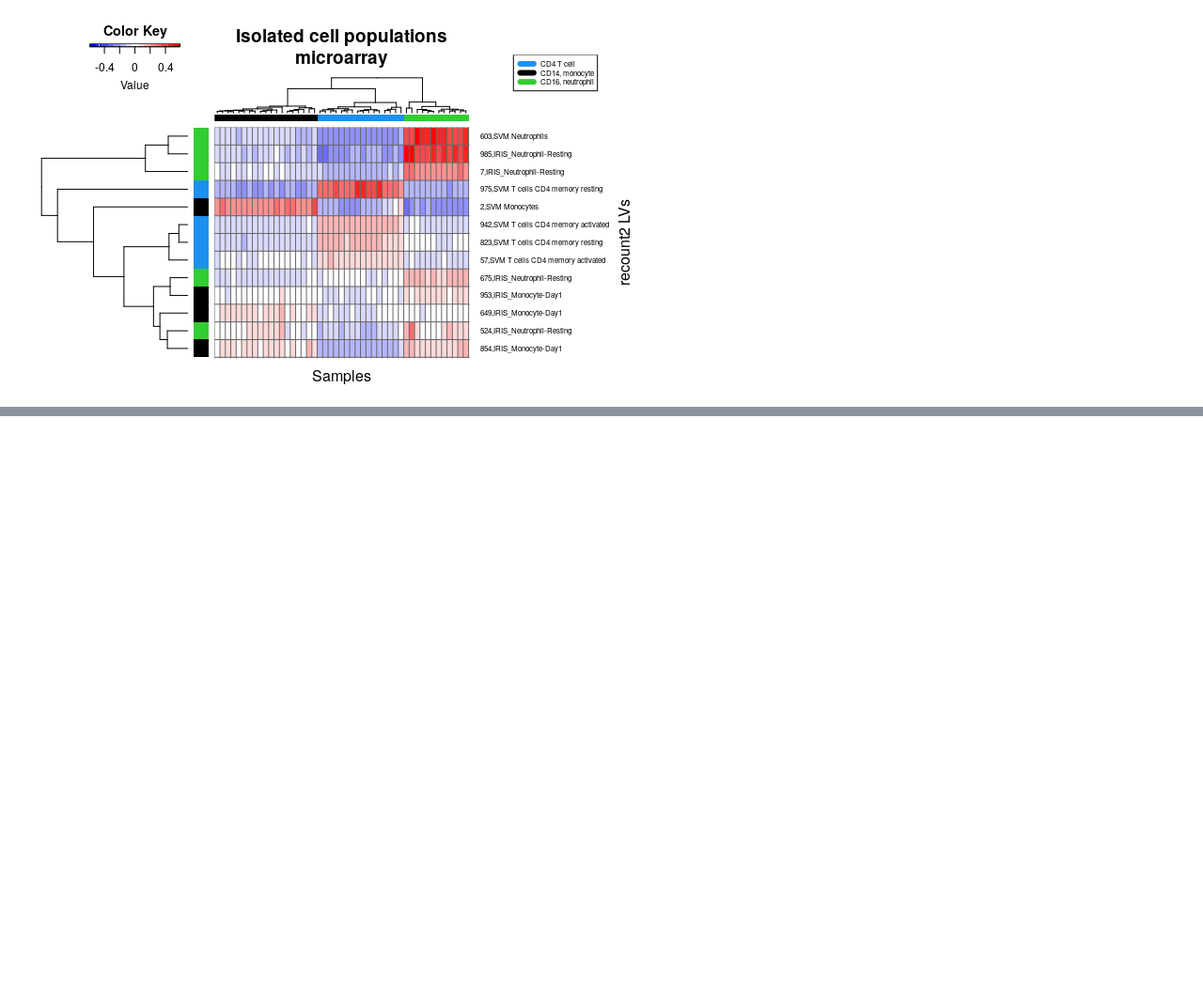
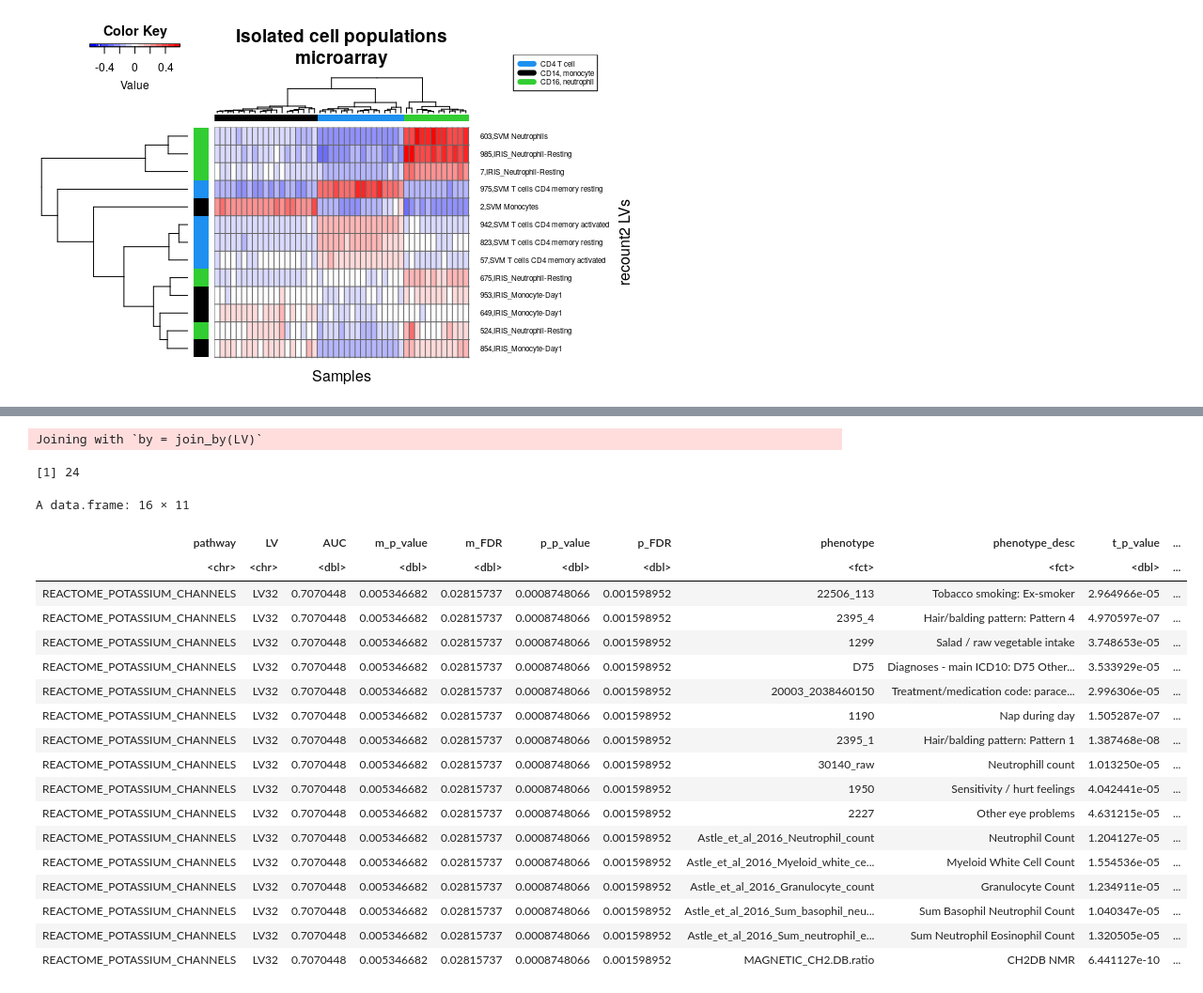
Before and after one commit to pivlab/INCLUDE_TR01, a Jupyter notebook: nbs/10_gtex/project_T21_rnaseq_data.ipynb, the cells around one changed output, grey strips where cells are left out. Shown at 94% size. Cells and saved outputs as stored; diff of their text form; code cells hidden in the pictures; blank space fills up the shorter version.

```diff
--- a/nbs/10_gtex/project_T21_rnaseq_data.ipynb
+++ b/nbs/10_gtex/project_T21_rnaseq_data.ipynb
@@ -564,0 +965,31 @@ plot + guides(fill = guide_legend(override.aes = list(shape = c(NA, NA), linetyp
+# %%
+multi_pheno_projection_GSE190125 %>%
+dplyr::left_join(diff_lvs) %>%
+dplyr::select(LV, pathway, phenotype_desc, higher_group) %>%
+select(LV) %>%  unique() %>%  nrow()
+# %% [output]
+Joining with `by = join_by(LV)`
+[1] 24
+# %%
+multi_pheno_projection_GSE190125 %>%
+dplyr::filter(LV == 'LV32')
+# %% [output]
+A data.frame: 16 × 11
+| pathway | LV | AUC | m_p_value | m_FDR | p_p_value | p_FDR | phenotype | phenotype_desc | t_p_value | ... |
+| <chr> | <chr> | <dbl> | <dbl> | <dbl> | <dbl> | <dbl> | <fct> | <fct> | <dbl> | ... |
+| REACTOME_POTASSIUM_CHANNELS | LV32 | 0.7070448 | 0.005346682 | 0.02815737 | 0.0008748066 | 0.001598952 | 22506_113 | Tobacco smoking: Ex-smoker | 2.964966e-05 | ... |
+| REACTOME_POTASSIUM_CHANNELS | LV32 | 0.7070448 | 0.005346682 | 0.02815737 | 0.0008748066 | 0.001598952 | 2395_4 | Hair/balding pattern: Pattern 4 | 4.970597e-07 | ... |
+| REACTOME_POTASSIUM_CHANNELS | LV32 | 0.7070448 | 0.005346682 | 0.02815737 | 0.0008748066 | 0.001598952 | 1299 | Salad / raw vegetable intake | 3.748653e-05 | ... |
+| REACTOME_POTASSIUM_CHANNELS | LV32 | 0.7070448 | 0.005346682 | 0.02815737 | 0.0008748066 | 0.001598952 | D75 | Diagnoses - main ICD10: D75 Other... | 3.533929e-05 | ... |
+| REACTOME_POTASSIUM_CHANNELS | LV32 | 0.7070448 | 0.005346682 | 0.02815737 | 0.0008748066 | 0.001598952 | 20003_2038460150 | Treatment/medication code: parace... | 2.996306e-05 | ... |
+| REACTOME_POTASSIUM_CHANNELS | LV32 | 0.7070448 | 0.005346682 | 0.02815737 | 0.0008748066 | 0.001598952 | 1190 | Nap during day | 1.505287e-07 | ... |
+| REACTOME_POTASSIUM_CHANNELS | LV32 | 0.7070448 | 0.005346682 | 0.02815737 | 0.0008748066 | 0.001598952 | 2395_1 | Hair/balding pattern: Pattern 1 | 1.387468e-08 | ... |
+| REACTOME_POTASSIUM_CHANNELS | LV32 | 0.7070448 | 0.005346682 | 0.02815737 | 0.0008748066 | 0.001598952 | 30140_raw | Neutrophill count | 1.013250e-05 | ... |
+| REACTOME_POTASSIUM_CHANNELS | LV32 | 0.7070448 | 0.005346682 | 0.02815737 | 0.0008748066 | 0.001598952 | 1950 | Sensitivity / hurt feelings | 4.042441e-05 | ... |
+| REACTOME_POTASSIUM_CHANNELS | LV32 | 0.7070448 | 0.005346682 | 0.02815737 | 0.0008748066 | 0.001598952 | 2227 | Other eye problems | 4.631215e-05 | ... |
+| REACTOME_POTASSIUM_CHANNELS | LV32 | 0.7070448 | 0.005346682 | 0.02815737 | 0.0008748066 | 0.001598952 | Astle_et_al_2016_Neutrophil_count | Neutrophil Count | 1.204127e-05 | ... |
+| REACTOME_POTASSIUM_CHANNELS | LV32 | 0.7070448 | 0.005346682 | 0.02815737 | 0.0008748066 | 0.001598952 | Astle_et_al_2016_Myeloid_white_ce... | Myeloid White Cell Count | 1.554536e-05 | ... |
+| REACTOME_POTASSIUM_CHANNELS | LV32 | 0.7070448 | 0.005346682 | 0.02815737 | 0.0008748066 | 0.001598952 | Astle_et_al_2016_Granulocyte_count | Granulocyte Count | 1.234911e-05 | ... |
+| REACTOME_POTASSIUM_CHANNELS | LV32 | 0.7070448 | 0.005346682 | 0.02815737 | 0.0008748066 | 0.001598952 | Astle_et_al_2016_Sum_basophil_neu... | Sum Basophil Neutrophil Count | 1.040347e-05 | ... |
+| REACTOME_POTASSIUM_CHANNELS | LV32 | 0.7070448 | 0.005346682 | 0.02815737 | 0.0008748066 | 0.001598952 | Astle_et_al_2016_Sum_neutrophil_e... | Sum Neutrophil Eosinophil Count | 1.320505e-05 | ... |
+| REACTOME_POTASSIUM_CHANNELS | LV32 | 0.7070448 | 0.005346682 | 0.02815737 | 0.0008748066 | 0.001598952 | MAGNETIC_CH2.DB.ratio | CH2DB NMR | 6.441127e-10 | ... |
```
Also changed, not shown: parts of 36 cells of this notebook, 18 other files.
